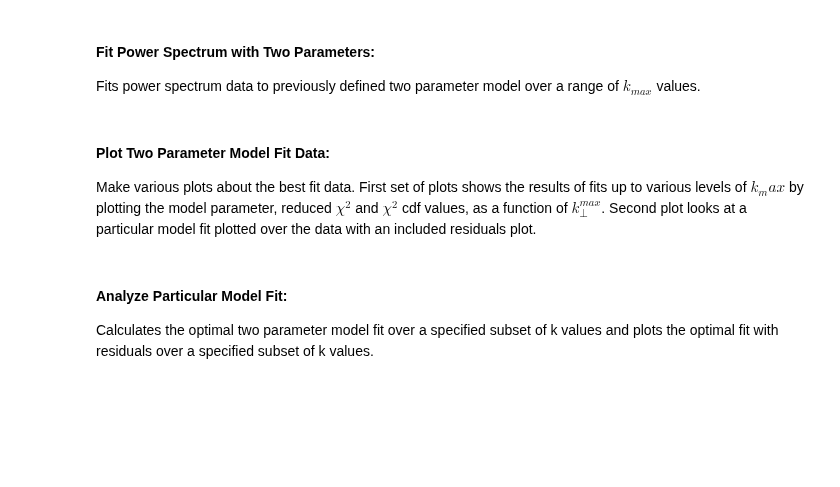
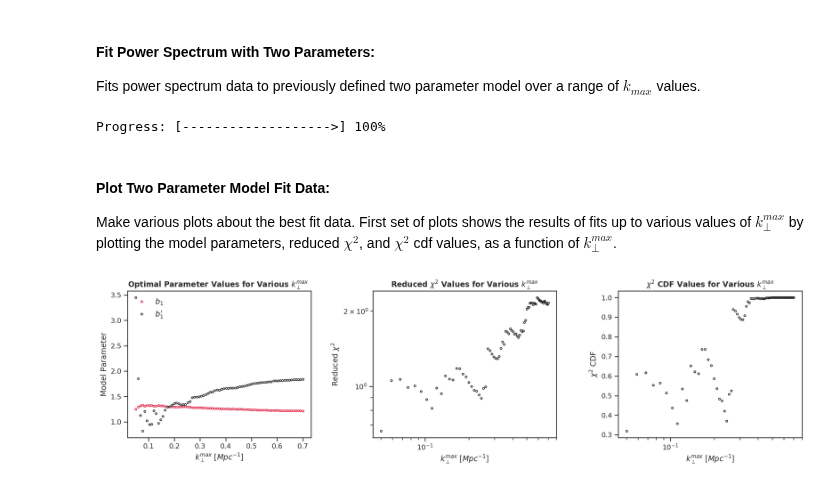
Before and after one commit to LSSTDESC/DC2-analysis, a Jupyter notebook: contributed/nonlinear_bias/one_and_two_parameter_power_spectrum_models.ipynb, the cells around one changed output. Saved outputs shown, nothing was run; the diff lists cells and outputs as text; code cells hidden in the pictures; blank space fills up the shorter version.

```diff
--- a/contributed/nonlinear_bias/one_and_two_parameter_power_spectrum_models.ipynb
+++ b/contributed/nonlinear_bias/one_and_two_parameter_power_spectrum_models.ipynb
@@ -567,12 +0,0 @@ Fits power spectrum data to previously defined one parameter model over a range
-# %%
-# Define lowest and highest k_max value to fit up to
-k_max_low = 0.05
-k_max_high = 2
-
-k_max_arr = np.linspace(k_max_low, k_max_high, 100)
-
-b_guess = 1.7
-is_linear = True
-
-b_arr, cdf_arr, reduced_chi_sq = fit_to_kmax(k_max_arr, k_bar_avg, p_k_bar_avg,
-                                           n_modes_avg, b_guess, is_linear)
@@ -709,0 +343,11 @@ plt.xscale("log")
+# %%
+# Array of dimension, N, to compute the power spectrum over
+N = 8192
+
+# Construct arrays to store total data from each grid size
+k_total, p_k_total = calculate_pow_spec(x_masked, y_masked,  N)
+
+# Re-average Data into N_avg data points
+N_avg = 1024
+k_avg, p_k_avg, n_modes_avg = average_pow_spec(k_total, p_k_total,
+                                                       N_avg)
@@ -714,63 +703,58 @@ Fits power spectrum data to previously defined two parameter model over a range
 # %%
 # Define lowest and highest k_max value to fit up to
 k_max_low = 0.05
-k_max_high = 2
+k_max_high = 0.7
 
-k_max_arr = np.linspace(k_max_low, k_max_high, 100)
+k_max_arr = np.linspace(k_max_low, k_max_high, 75)
 
 b_guess = [1.7, 1.0]
 is_linear = True
 
-b_arr, cdf_arr, reduced_chi_sq = fit_to_kmax(k_max_arr, k_bar_avg, p_k_bar_avg,
-                                           n_modes_avg, b_guess, is_linear)
-b_1_arr = [b[0] for b in b_arr]
-b_1_p_arr = [b[1] for b in b_arr]
+b_arr, cdf_arr, reduced_chi_sq = fit_to_kmax(k_max_arr, k_avg, p_k_avg,
+                                             n_modes_avg, b_guess, is_linear)
+# %% [output]
+Progress: [------------------->] 100%
 # %% [markdown]
 #### **Plot Two Parameter Model Fit Data:**
 
-Make various plots about the best fit data. First set of plots shows the results of fits up to various levels of $k_max$ by plotting the model parameter, reduced $\chi^2$ and $\chi^2$ cdf values, as a function of $k_\perp^{max}$. Second plot looks at a particular model fit plotted over the data with an included residuals plot.
+Make various plots about the best fit data. First set of plots shows the results of fits up to various values of $k_\perp^{max}$ by plotting the model parameters, reduced $\chi^2$, and $\chi^2$ cdf values, as a function of $k_\perp^{max}$.
 # %%
 plt.figure(figsize=(16, 4.5))
 
+# Separate bias parameters to construct array of b_1 and array of b_1' values for plotting
 b_1_arr = [b[0] for b in b_arr]
 b_1_p_arr = [b[1] for b in b_arr]
 
 # Model Parameter Plot
 plt.subplot(1, 3, 1)
 plt.plot(k_max_arr, b_1_arr, 'o', markersize=3, markeredgecolor="crimson",
          markerfacecolor="None", label=r"$b_1$", markeredgewidth=1)
 plt.plot(k_max_arr, b_1_p_arr, 'o', markersize=3, markeredgecolor="k",
          markerfacecolor="None", label=r"$b_1'$", markeredgewidth=1)
 plt.title(r"Optimal Parameter Values for Various $k_\perp^{max} $  ", fontweight="bold")
 plt.xlabel("$k_\perp^{max} \ [Mpc^{-1}]$")
 plt.ylabel("Model Parameter")
-plt.legend(loc="upper left", fontsize=12)
+plt.legend(loc="upper left", fontsize=12,  frameon=False)
 
 # Reduced Chi_2 Plot
 plt.subplot(1, 3, 2)
 plt.plot(k_max_arr, reduced_chi_sq, 'o', markersize = 3, markerfacecolor = "None",
          markeredgecolor = "k", markeredgewidth=1)
 plt.title(r"Reduced $\chi^2$ Values for Various $k_\perp^{max}$ ", fontweight = "bold")
 plt.xscale("log")
 plt.yscale("log")
 plt.xlabel("$k_\perp^{max} \ [Mpc^{-1}]$")
 plt.ylabel("Reduced $\chi^2$")
 
 # Chi_2 CDF Plot
 plt.subplot(1, 3, 3)
 plt.plot(k_max_arr, cdf_arr[0:], 'o', markersize = 3,
          markerfacecolor = "None", markeredgecolor = "k", markeredgewidth=1)
 plt.title(r"$\chi^2$ CDF Values for Various $k_\perp^{max}$ ", fontweight = "bold")
 plt.xscale("log")
 plt.xlabel("$k_\perp^{max} \ [Mpc^{-1}]$")
 plt.ylabel("$\chi^2$ CDF")
 
 plt.tight_layout()
-plt.show()
-
-
-plt.savefig("optimal_param.png", dpi = 300)
+# %% [output]
+[figure, added]
-# %% [markdown]
-#### **Analyze Particular Model Fit:**
-
-Calculates the optimal two parameter model fit over a specified subset of k values and plots the optimal fit with residuals over a specified subset of k values.
```
Also changed, not shown: parts of 45 cells of this notebook.
